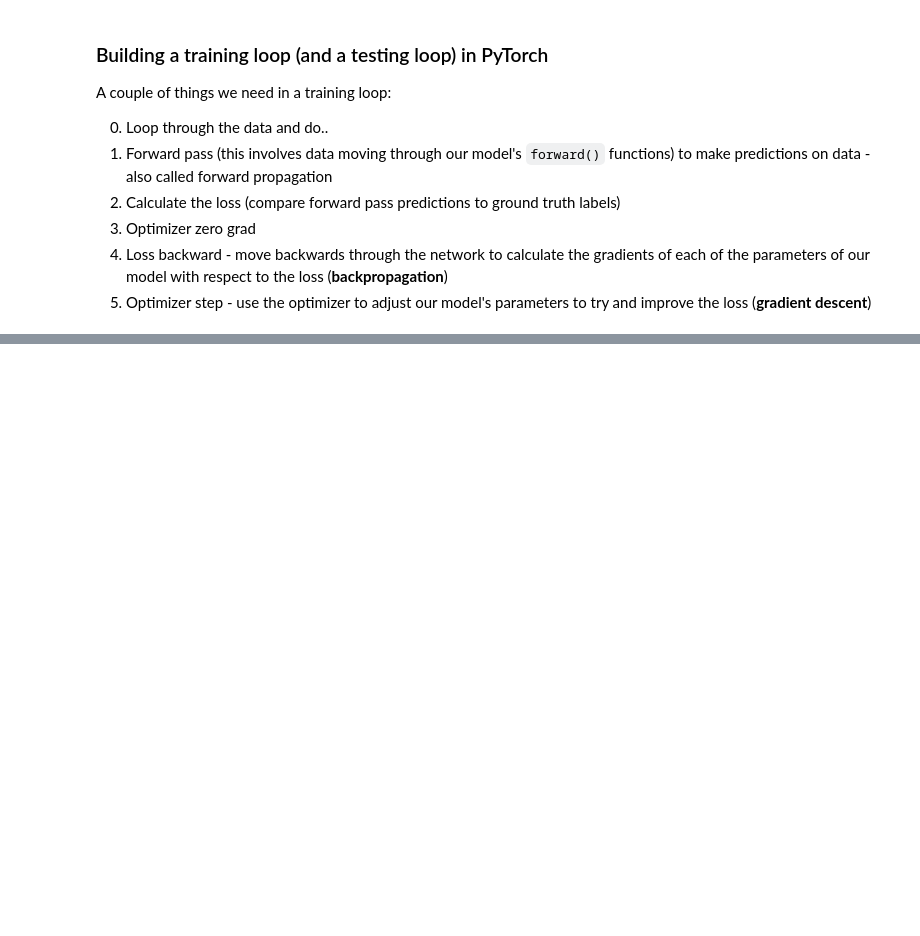
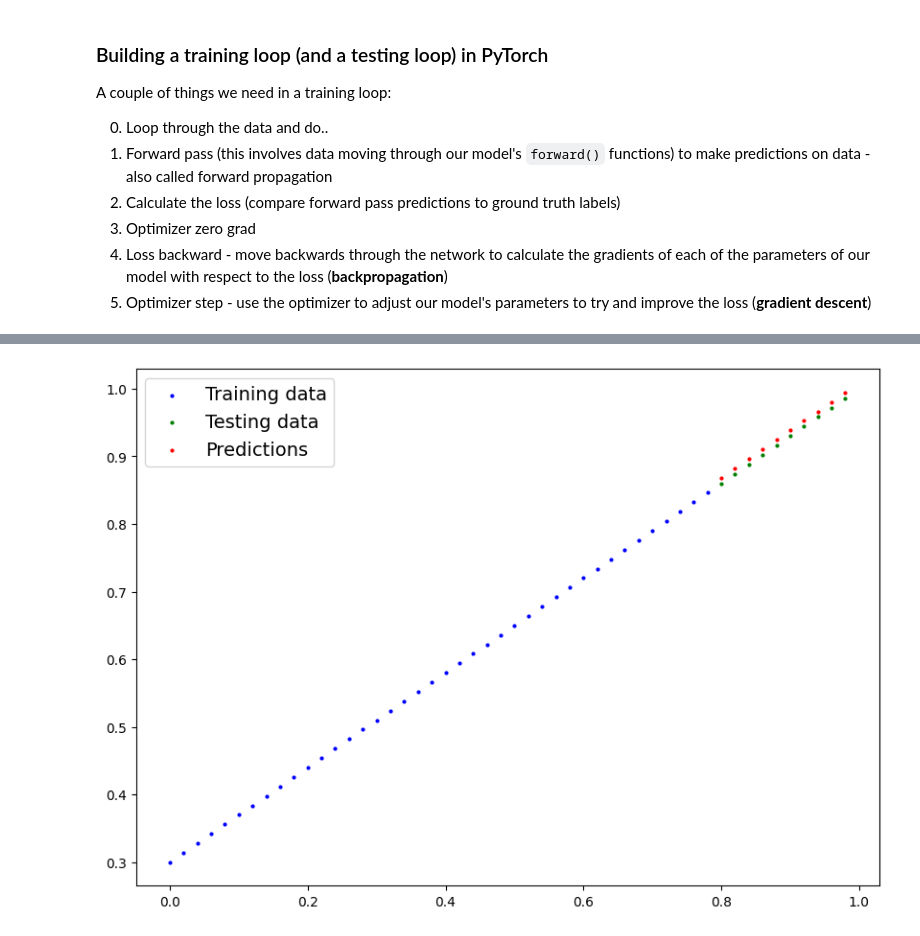
Before and after one commit to BalloonAnd888/pytorch101crashcourse, a Jupyter notebook: 01 Pytorch Workflow.ipynb, the cells around one changed output, grey strips where cells are left out. Drawn from its saved outputs; the diff is of its cells as text; code cells hidden in the pictures; blank space fills up the shorter version.

```diff
--- a/01 Pytorch Workflow.ipynb
+++ b/01 Pytorch Workflow.ipynb
@@ -337,0 +392,3 @@ L1Loss()
+# %%
+with torch.inference_mode():
+    y_preds_new = model_0(X_test)
@@ -337,0 +407,4 @@ L1Loss()
+# %%
+plot_predictions(predictions=y_preds_new)
+# %% [output]
+[figure, added]
```
Also changed, not shown: parts of 38 cells of this notebook, 2 other files.
